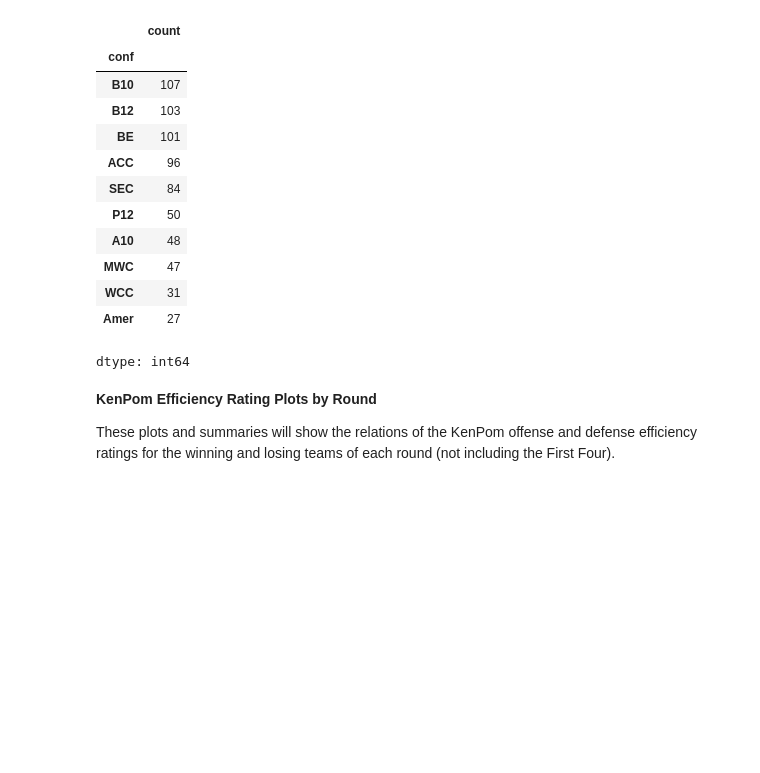
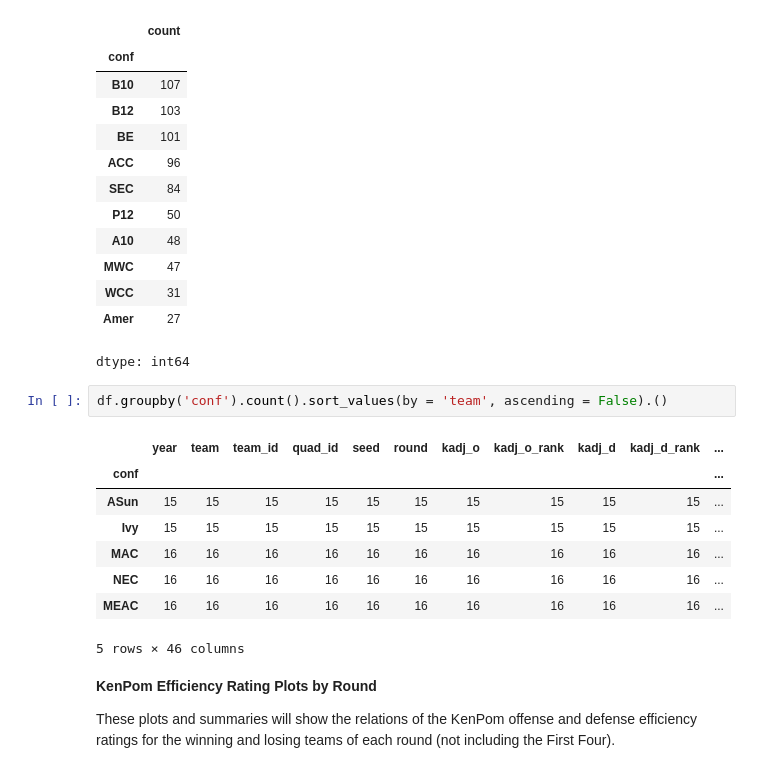
Before and after one commit to baywigg/DS3001Group, a Jupyter notebook: part_one.ipynb, the cells around one changed output. Drawn from its saved outputs; the diff is of its cells as text; blank space fills up the shorter version.

```diff
--- a/part_one.ipynb
+++ b/part_one.ipynb
@@ -112,6 +112,17 @@ df['conf'].value_counts().head(10)
 | WCC | 31 |
 | Amer | 27 |
 dtype: int64
+# %%
+df.groupby('conf').count().sort_values(by = 'team', ascending = False).()
+# %% [output]
+|  | year | team | team_id | quad_id | seed | round | kadj_o | kadj_o_rank | kadj_d | kadj_d_rank | ... |
+| conf |  |  |  |  |  |  |  |  |  |  | ... |
+| ASun | 15 | 15 | 15 | 15 | 15 | 15 | 15 | 15 | 15 | 15 | ... |
+| Ivy | 15 | 15 | 15 | 15 | 15 | 15 | 15 | 15 | 15 | 15 | ... |
+| MAC | 16 | 16 | 16 | 16 | 16 | 16 | 16 | 16 | 16 | 16 | ... |
+| NEC | 16 | 16 | 16 | 16 | 16 | 16 | 16 | 16 | 16 | 16 | ... |
+| MEAC | 16 | 16 | 16 | 16 | 16 | 16 | 16 | 16 | 16 | 16 | ... |
+5 rows × 46 columns
 # %% [markdown]
 **KenPom Efficiency Rating Plots by Round**
 
```
